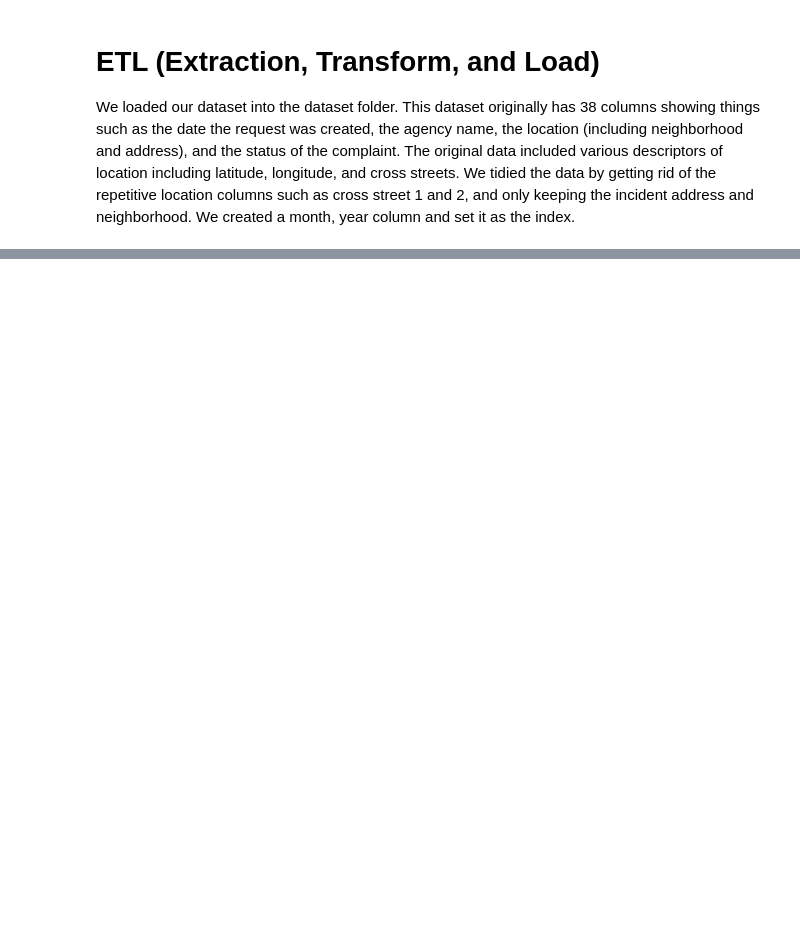
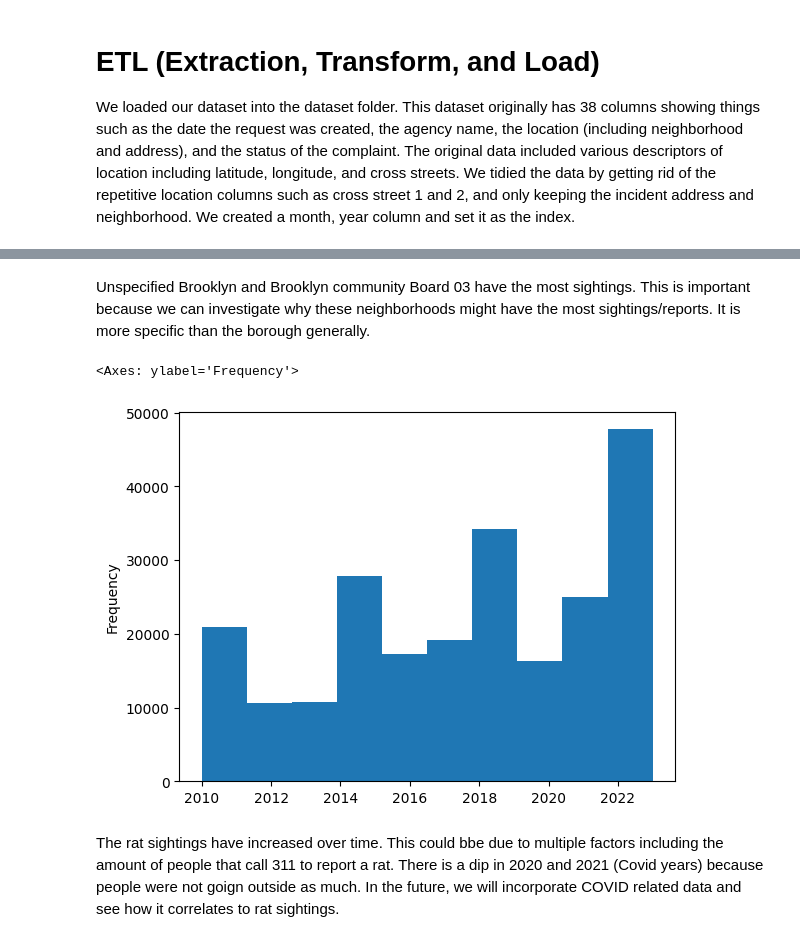
Before and after one commit to rdhalwala/rdhalwala.github.io, a Jupyter notebook: Data_Science_Rat_Sightings.ipynb, the cells around one changed output, grey strips where cells are left out. Cells and saved outputs as stored; diff of their text form; code cells hidden in the pictures; blank space fills up the shorter version.

```diff
--- a/Data_Science_Rat_Sightings.ipynb
+++ b/Data_Science_Rat_Sightings.ipynb
@@ -26,0 +20,16 @@ We loaded our dataset into the dataset folder. This dataset originally has 38 co
+# %%
+#import pandas and matplotlib
+
+import pandas as pd
+import matplotlib.pyplot as plt
+
+#mount drive
+from google.colab import drive
+
+drive.mount('/content/drive')
+
+#read in rat csv
+rat_df = pd.read_csv('/content/drive/My Drive/Rat_Sightings.csv')
+
+#display it
+rat_df.head()
@@ -26,0 +75,10 @@ We loaded our dataset into the dataset folder. This dataset originally has 38 co
+# %%
+#use to_datetime function to change Created Date to Datetime format so we can extract month and year
+rat_df['Created Date'] = pd.to_datetime(rat_df['Created Date'], format='%m/%d/%Y %I:%M:%S %p')
+
+# Extract month and year into new columns
+rat_df['Month'] = rat_df['Created Date'].dt.month
+rat_df['Year'] = rat_df['Created Date'].dt.year
+
+#set Created Date as index
+rat_df.set_index("Created Date").head()
@@ -26,0 +143,10 @@ We loaded our dataset into the dataset folder. This dataset originally has 38 co
+# %% [markdown]
+Unspecified Brooklyn and Brooklyn community Board 03 have the most sightings. This is important because we can investigate why these neighborhoods might have the most sightings/reports. It is more specific than the borough generally.
+# %%
+#display rat frequency per year
+rat_df.Year.plot.hist()
+# %% [output]
+<Axes: ylabel='Frequency'>
+[figure, added]
+# %% [markdown]
+The rat sightings have increased over time. This could bbe due to multiple factors including the amount of people that call 311 to report a rat. There is a dip in 2020 and 2021 (Covid years) because people were not goign outside as much. In the future, we will incorporate COVID related data and see how it correlates to rat sightings.
```
Also changed, not shown: parts of 15 cells of this notebook.
